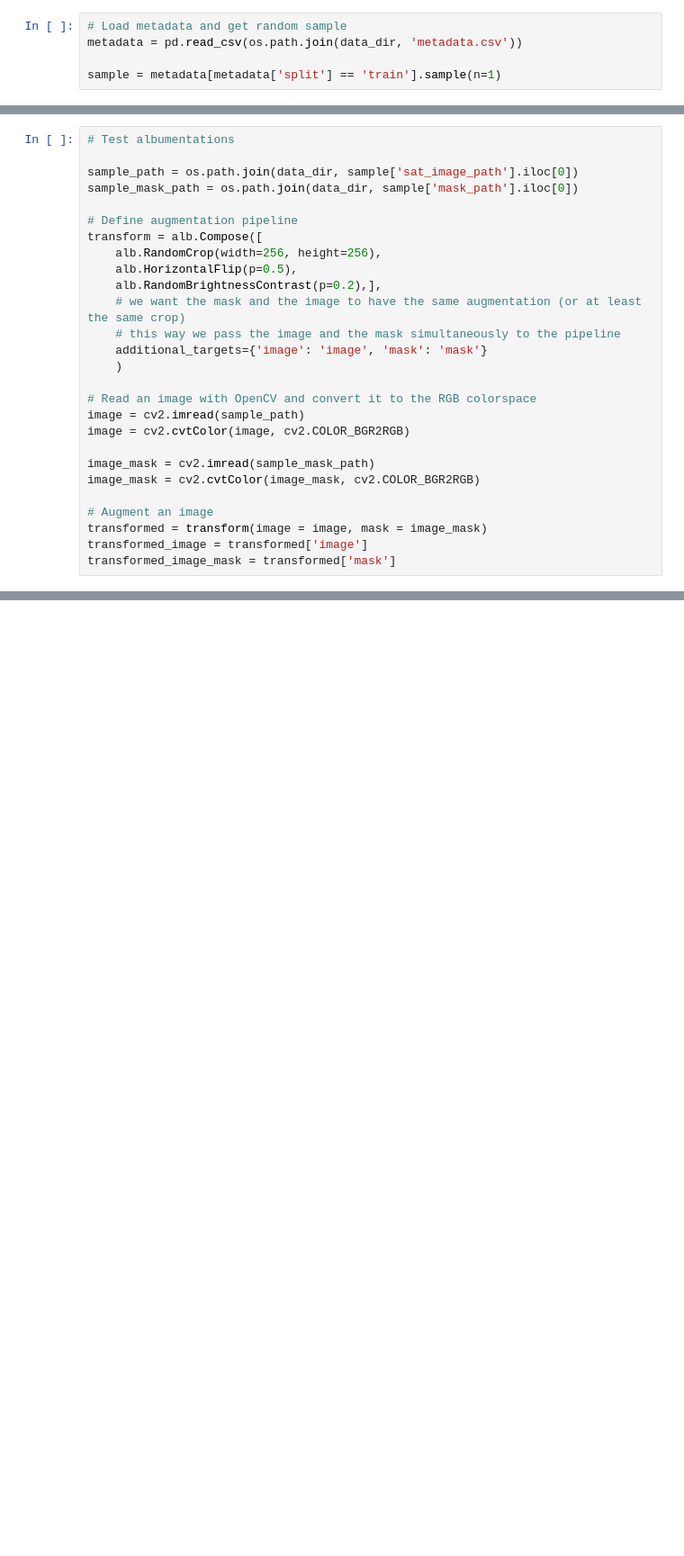
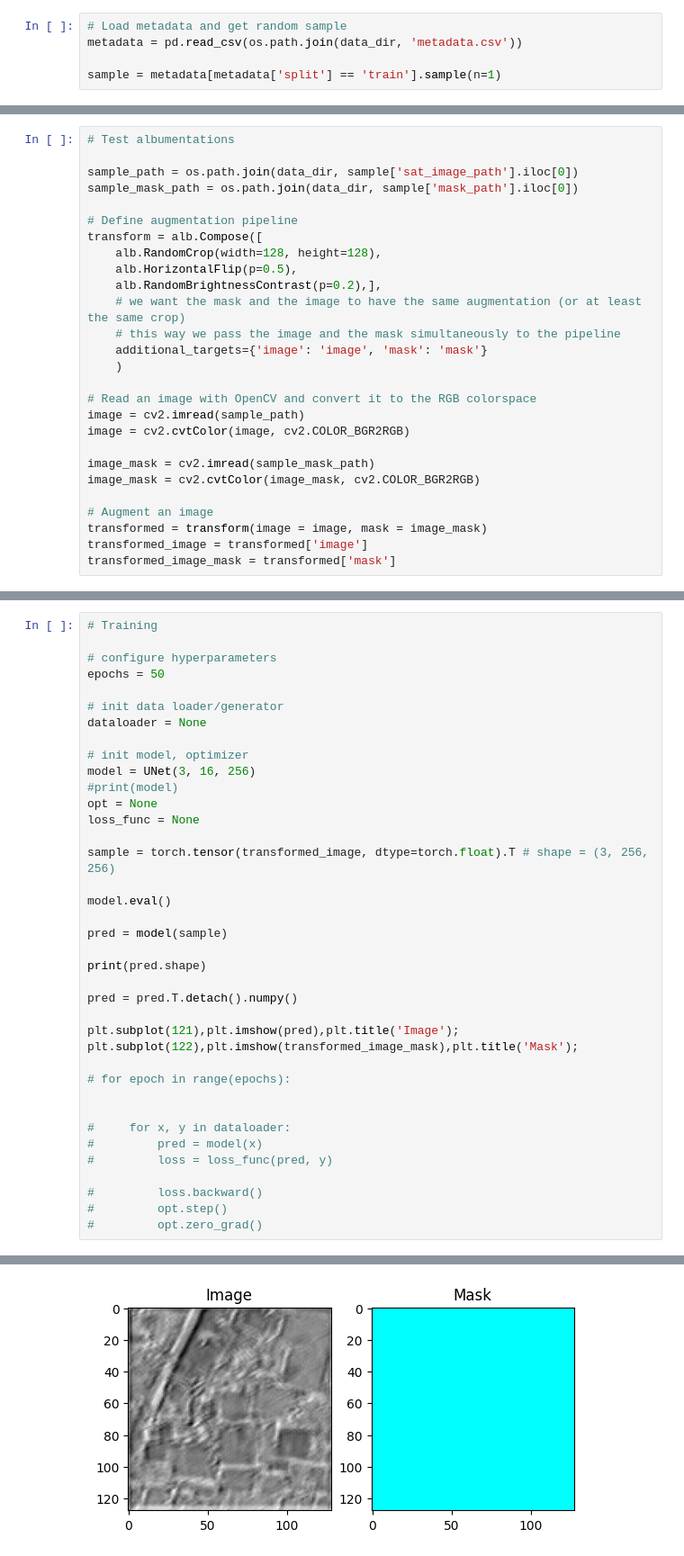
Before and after one commit to LazyTurtleknight/deepl, a Jupyter notebook: Testing_colab.ipynb, the cells around one changed output, grey strips where cells are left out. Shown at 90% size. Saved outputs shown, nothing was run; the diff lists cells and outputs as text; blank space fills up the shorter version.

Commit message:
Add UNet model, unfinished training loop and more testing

```diff
--- a/Testing_colab.ipynb
+++ b/Testing_colab.ipynb
@@ -60,7 +93,7 @@ sample_mask_path = os.path.join(data_dir, sample['mask_path'].iloc[0])
 
 # Define augmentation pipeline
 transform = alb.Compose([
-    alb.RandomCrop(width=256, height=256),
+    alb.RandomCrop(width=128, height=128),
     alb.HorizontalFlip(p=0.5),
     alb.RandomBrightnessContrast(p=0.2),],
     # we want the mask and the image to have the same augmentation (or at least the same crop)
@@ -84,0 +209,39 @@ plt.subplot(122),plt.imshow(transformed_image_mask),plt.title('Mask');
+# %%
+# Training
+
+# configure hyperparameters
+epochs = 50
+
+# init data loader/generator
+dataloader = None
+
+# init model, optimizer
+model = UNet(3, 16, 256)
+#print(model)
+opt = None
+loss_func = None
+
+sample = torch.tensor(transformed_image, dtype=torch.float).T # shape = (3, 256, 256)
+
+model.eval()
+
+pred = model(sample)
+
+print(pred.shape)
+
+pred = pred.T.detach().numpy()
+
+plt.subplot(121),plt.imshow(pred),plt.title('Image');
+plt.subplot(122),plt.imshow(transformed_image_mask),plt.title('Mask');
+
+# for epoch in range(epochs):
+
+
+#     for x, y in dataloader:
+#         pred = model(x)
+#         loss = loss_func(pred, y)
+
+#         loss.backward()
+#         opt.step()
+#         opt.zero_grad()
+# %% [output]
@@ -84,0 +253 @@ plt.subplot(122),plt.imshow(transformed_image_mask),plt.title('Mask');
+[figure, added]
```
Also changed, not shown: parts of 10 cells of this notebook.
